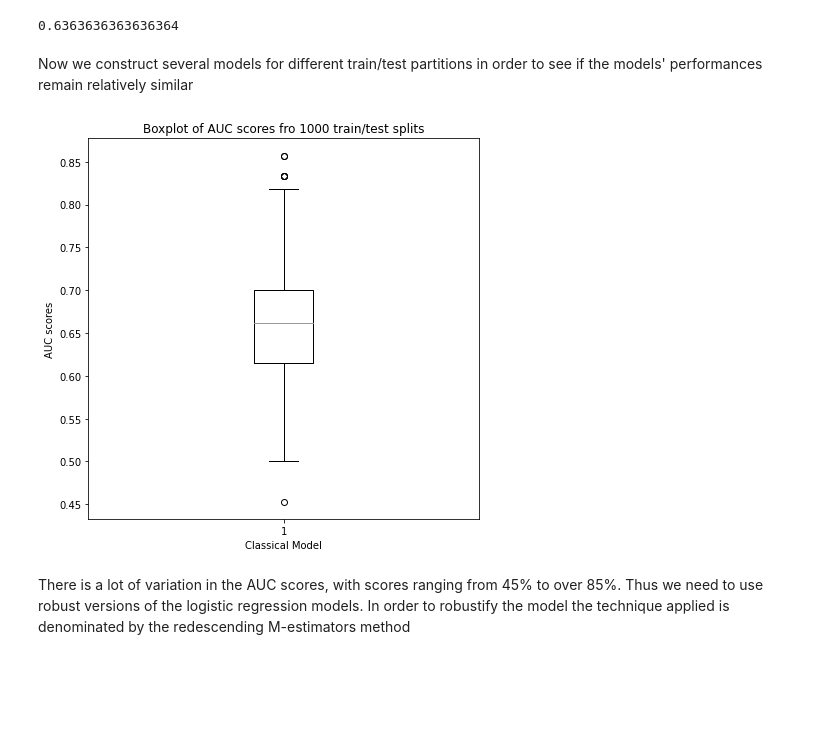
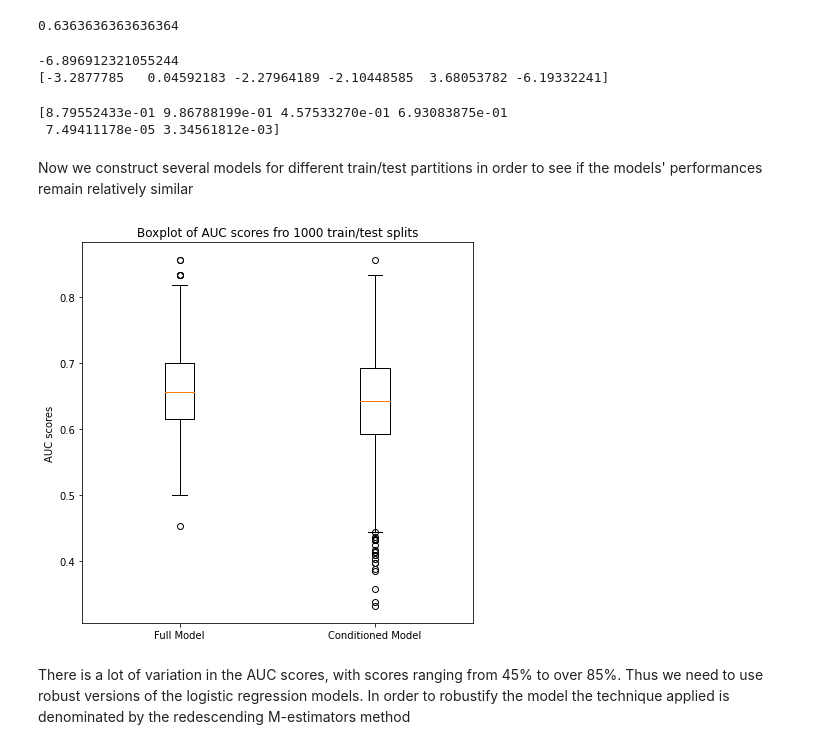
Before and after one commit to brunomrpires/market_tender_performance, a Jupyter notebook: Market_Influence/code.ipynb, the cells around one changed output. Saved outputs shown, nothing was run; the diff lists cells and outputs as text; code cells hidden in the pictures; blank space fills up the shorter version.

```diff
--- a/Market_Influence/code.ipynb
+++ b/Market_Influence/code.ipynb
@@ -975,9 +1154,9 @@ market_index.name = 'market_index'
 #This file contains internal data from the company and thus won't be available for the public. For your personal project this can be replace by the file containing
 #the information about your company data
 
-company_data = pd.read_excel('Market_Influence/Data/company_tender_data.xlsx')
+company_data = pd.read_excel('Data/company_tender_data.xlsx')
 company_data['Data da proposta'] = pd.to_datetime(company_data['Data da proposta'])
-company_data = company_data.set_index(['Data da proposta'])
+company_data = company_data.set_index('Data da proposta')
 
 # Append market_index to each observation
 to_quarters = pd.PeriodIndex(company_data.index, freq='Q')
@@ -997,0 +1179,17 @@ company_list = copy.deepcopy(company_data[['Company','Win']])
+# %%
+#We first take a look at the times each proposal was successful/unsuccessful
+
+dates_win = pd.Series(pd.PeriodIndex(company_data.index[company_data['Win']==1], freq='Q').values)
+date_counts_win = dates_win.value_counts()
+date_counts_win = date_counts_win.sort_index()
+
+dates_string = list()
+for i in range(len(date_counts_win.index.values)):
+  dates_string.append(str(date_counts_win.index.values[i]))
+
+dates_data = {'Win': [1,4,5,4,11,10,3,6,3,2,5,1],
+              'Lose': [5,8,8,6,0,11,3,9,10,2,0,0],
+              'Dates': dates_string}
+
+dates_frame = pd.DataFrame(dates_data)
+dates_frame = dates_frame.set_index('Dates')
@@ -1085,6 +1365,7 @@ data = data[['K',
                 'symp_1',
                 'symp_2',
                 'symp_3',
+                'Sympathy',
                 'Win']]
 
 data.columns = ['K',
@@ -1093,4 +1374,5 @@ data.columns = ['K',
                 'Regular',
                 'Friendly',
                 'Unfriendly',
+                'Sympathy',
                 'Adjudicated']
@@ -1129,7 +1469,7 @@ logit = LogisticRegression(C=100,
                            penalty='l2',
                            solver = 'liblinear',
                            class_weight = {0:1.5, 1:1},
-                           fit_intercept = False)
+                           fit_intercept = True)
 
 logit_fit = logit.fit(train_s[['K','Market Index','New','Regular','Friendly','Unfriendly']].values,
           train_s['Adjudicated'].values)
@@ -1139,6 +1479,27 @@ y_pred = logit.predict(test_s[['K','Market Index','New','Regular','Friendly','Un
 roc_auc_score(test_s['Adjudicated'],y_pred)
 # %% [output]
 0.6363636363636364
+# %%
+#Get model's coefficients
+
+print(logit_fit.intercept_[0])
+print(logit_fit.coef_[0])
+# %% [output]
+-6.896912321055244
+[-3.2877785   0.04592183 -2.27964189 -2.10448585  3.68053782 -6.19332241]
+# %%
+#Get p-values
+
+from sklearn.feature_selection import chi2
+
+scores, pvalues = chi2(train_s[['K','Market Index','New','Regular','Friendly','Unfriendly']].values,
+          train_s['Adjudicated'].values)
+
+
+print(pvalues)
+# %% [output]
+[8.79552433e-01 9.86788199e-01 4.57533270e-01 6.93083875e-01
+ 7.49411178e-05 3.34561812e-03]
 # %% [markdown]
 Now we construct several models for different train/test partitions in order to see if the models' performances remain relatively similar
 # %%
@@ -1167,12 +1612,14 @@ for i in range(1000):
 # %%
+#Plot the AUC scores for both types of models
+
+
 plt.figure(figsize =(7, 7))
-plt.boxplot(auc_scores)
-plt.xlabel('Classical Model')
+plt.boxplot(boxplot_scores.values, labels=['Full Model','Conditioned Model'])
 plt.ylabel('AUC scores')
 plt.title('Boxplot of AUC scores fro 1000 train/test splits')
 plt.show()
 # %% [output]
-[figure, old version]
+[figure, new version]
 # %% [markdown]
 There is a lot of variation in the AUC scores, with scores ranging from 45\% to over 85\%. Thus we need to use robust versions of the logistic regression models. In order to robustify the model the technique applied is denominated by the redescending M-estimators method
 # %%
```
Also changed, not shown: parts of 53 cells of this notebook.
